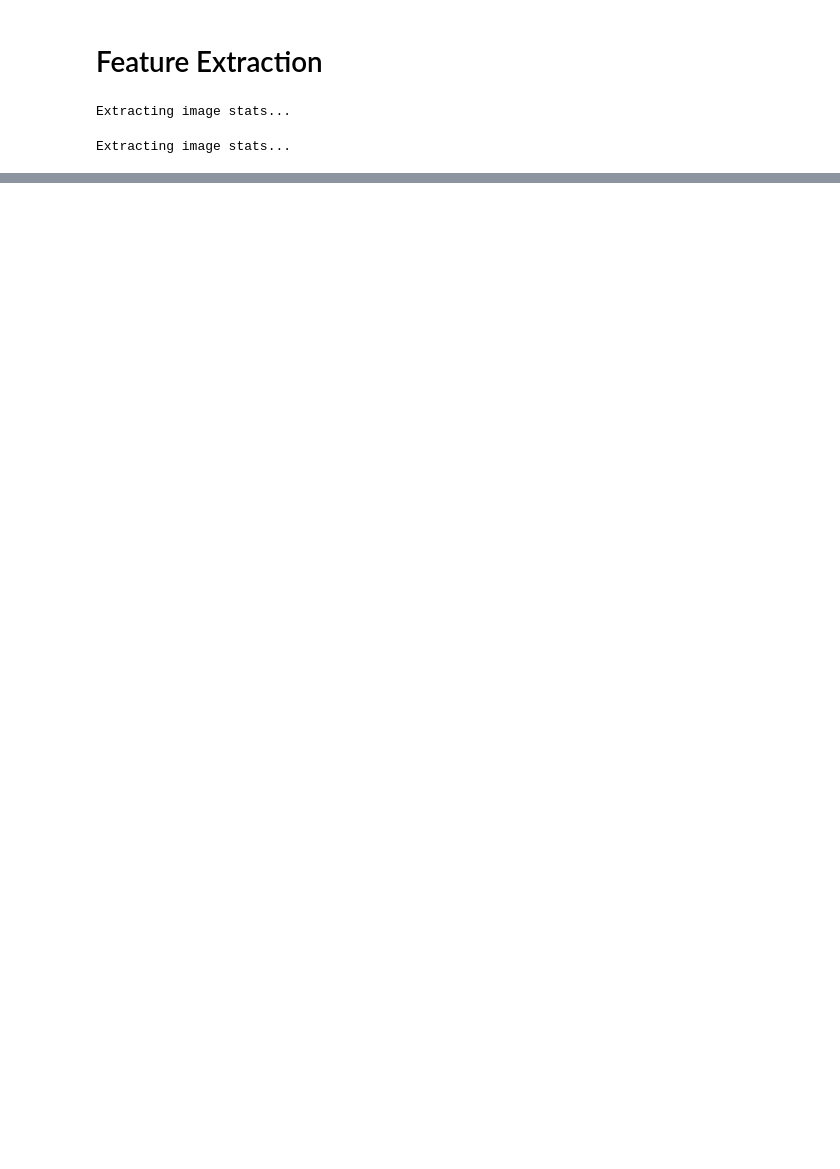
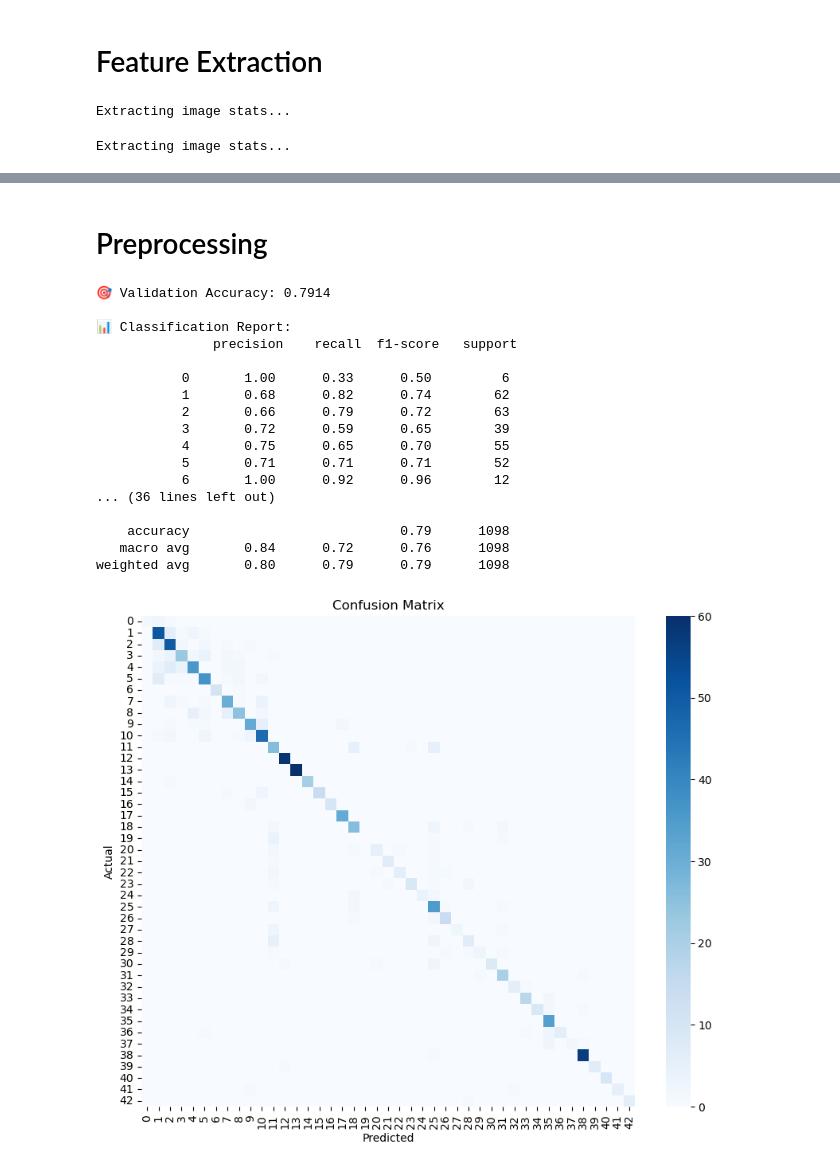
Before and after one commit to HimankB/MLProject2, a Jupyter notebook: src/main.ipynb, the cells around one changed output, grey strips where cells are left out. Cells and saved outputs as stored; diff of their text form; code cells hidden in the pictures; blank space fills up the shorter version.

Commit message:
added knn and random forest and processed data

```diff
--- a/src/main.ipynb
+++ b/src/main.ipynb
@@ -56,0 +128,67 @@ Extracting image stats...
+# %% [markdown]
+# Preprocessing
+# %%
+from sklearn.model_selection import train_test_split
+from sklearn.preprocessing import StandardScaler
+
+# Drop non-feature columns
+X = train_df.drop(columns=["image_path", "ClassId"])
+y = train_df["ClassId"]
+
+# Train/Val split
+X_train, X_val, y_train, y_val = train_test_split(X, y, test_size=0.2, stratify=y, random_state=42)
+
+# Normalize
+scaler = StandardScaler()
+X_train_scaled = scaler.fit_transform(X_train)
+X_val_scaled = scaler.transform(X_val)
+
+# Also transform full train + test for final prediction later
+X_full_scaled = scaler.fit_transform(X)  # for full training
+X_test = test_df.drop(columns=["image_path"])
+X_test_scaled = scaler.transform(X_test)
+# %%
+from sklearn.ensemble import RandomForestClassifier
+from sklearn.metrics import accuracy_score, classification_report, confusion_matrix
+import matplotlib.pyplot as plt
+import seaborn as sns
+
+# Train the model
+rf = RandomForestClassifier(n_estimators=100, random_state=42)
+rf.fit(X_train, y_train)
+
+# Predict on validation set
+y_pred = rf.predict(X_val)
+
+# Evaluate
+acc = accuracy_score(y_val, y_pred)
+print(f"🎯 Validation Accuracy: {acc:.4f}\n")
+print("📊 Classification Report:\n", classification_report(y_val, y_pred))
+
+# Confusion matrix
+cm = confusion_matrix(y_val, y_pred)
+plt.figure(figsize=(10, 8))
+sns.heatmap(cm, cmap="Blues", xticklabels=True, yticklabels=True)
+plt.title("Confusion Matrix")
+plt.xlabel("Predicted")
+plt.ylabel("Actual")
+plt.show()
+# %% [output]
+🎯 Validation Accuracy: 0.7914
+
+📊 Classification Report:
+               precision    recall  f1-score   support
+
+           0       1.00      0.33      0.50         6
+           1       0.68      0.82      0.74        62
+           2       0.66      0.79      0.72        63
+           3       0.72      0.59      0.65        39
+           4       0.75      0.65      0.70        55
+           5       0.71      0.71      0.71        52
+           6       1.00      0.92      0.96        12
+... (36 lines left out)
+
+    accuracy                           0.79      1098
+   macro avg       0.84      0.72      0.76      1098
+weighted avg       0.80      0.79      0.79      1098
+[figure, added]
```
Also changed, not shown: parts of 5 cells of this notebook, 7 other files.
